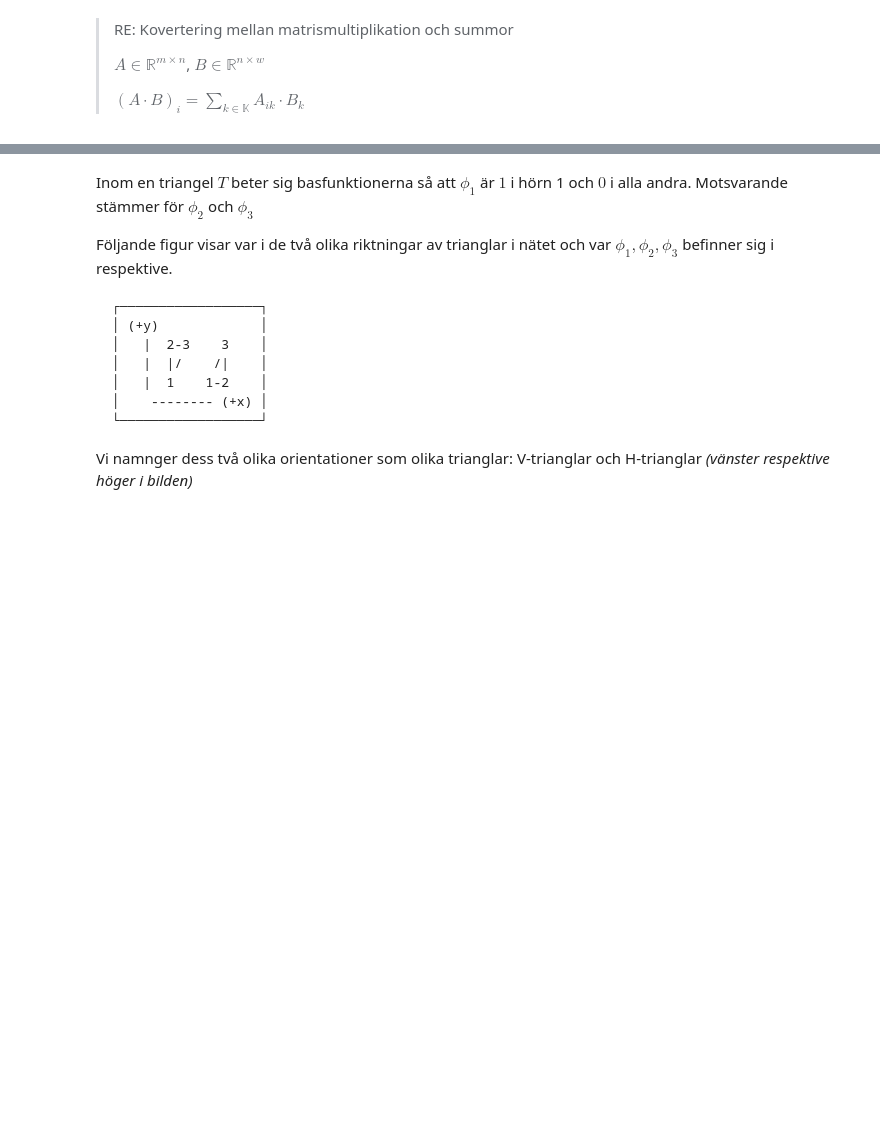
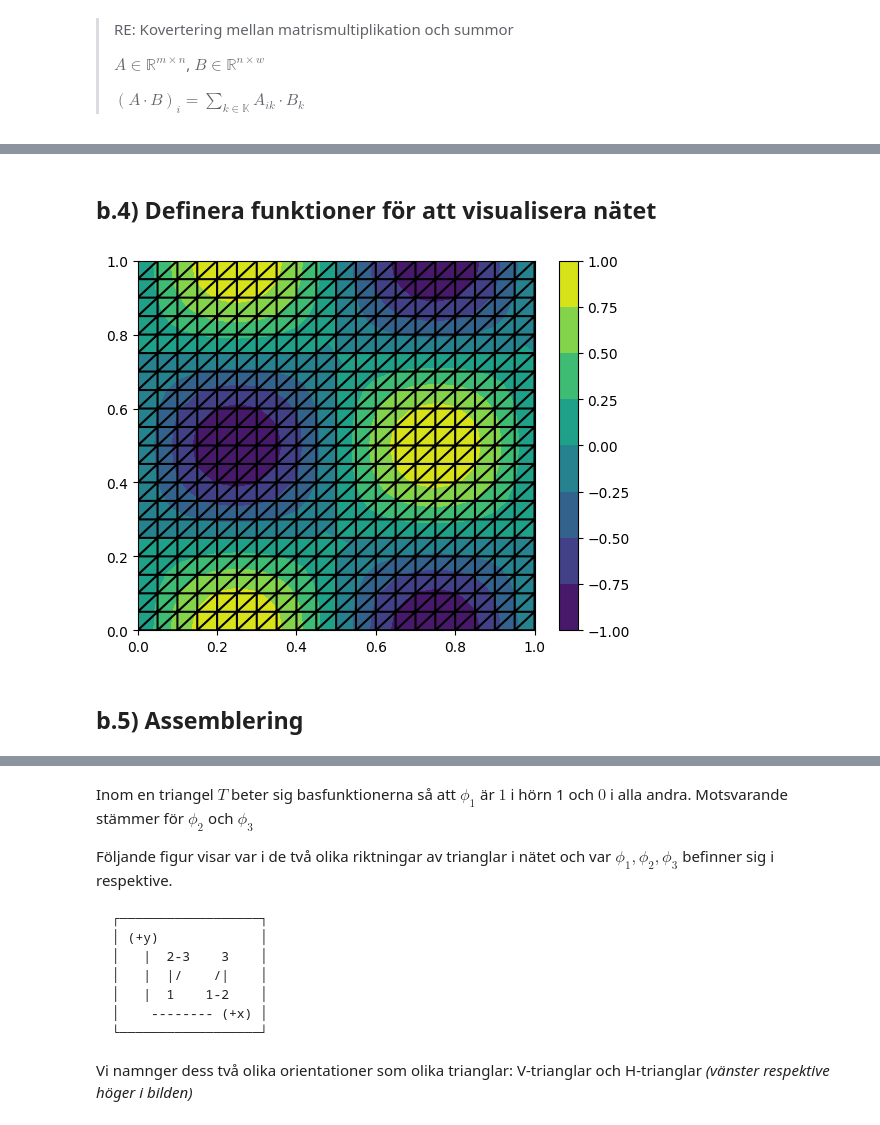
Before and after one commit to wiluxgit/MVE270_2024, a Jupyter notebook: 11z.ipynb, the cells around one changed output, grey strips where cells are left out. Saved outputs shown, nothing was run; the diff lists cells and outputs as text; code cells hidden in the pictures; blank space fills up the shorter version.

```diff
--- a/11z.ipynb
+++ b/11z.ipynb
@@ -121,13 +121,13 @@ class TriangulatedGrid:
 
         assert len(self.K) == 2*nx*ny, f"{len(self.K)=} ?= {2*nx*ny}"
 
-    def xs(self)-> list[float]:
+    def xs(self)-> ndarray[floating]:
         xs, _ = zip(*self.V)
-        return xs
+        return np.asarray(xs)
 
-    def ys(self) -> list[float]:
+    def ys(self) -> ndarray[floating]:
         _, ys = zip(*self.V)
-        return ys
+        return np.asarray(ys)
 
     def triangulation(self) -> tri.Triangulation:
         xs, ys = zip(*self.V)
@@ -293,11 +289,0 @@ i=3 -> phi=0.5, nabla_phi=(0.0, 1.0)
-# %%
-def show_dummy_triplot(trigrid: TriangulatedGrid):
-    # Colorize each node according to some dummy function
-    values = np.sin(2*np.pi*trigrid.X) * np.cos(2*np.pi*trigrid.Y)
-
-    plt.tricontourf(trigrid.triangulation, values, cmap="viridis")
-    plt.triplot(trigrid.triangulation, "k-")
-    plt.colorbar()
-    plt.show()
-
-show_dummy_triplot(TriangulatedGrid(20))
@@ -331,0 +336,18 @@ def triangle_area_from_2dvertex_positions(A: ndarray, B: ndarray, C: ndarray):
+# %% [markdown]
+## b.4) Definera funktioner för att visualisera nätet
+# %%
+def show_dummy_triplot(trigrid: TriangulatedGrid):
+    # Colorize each node according to some dummy function
+    values = np.sin(2*np.pi*trigrid.xs()) * np.cos(2*np.pi*trigrid.ys())
+
+    triag = trigrid.triangulation()
+    plt.tricontourf(triag, values, cmap="viridis")
+    plt.triplot(triag, "k-")
+    plt.colorbar()
+    plt.show()
+
+show_dummy_triplot(TriangulatedGrid(20, 20))
+# %% [output]
+[figure, added]
+# %% [markdown]
+## b.5) Assemblering
```
Also changed, not shown: parts of 29 cells of this notebook.
